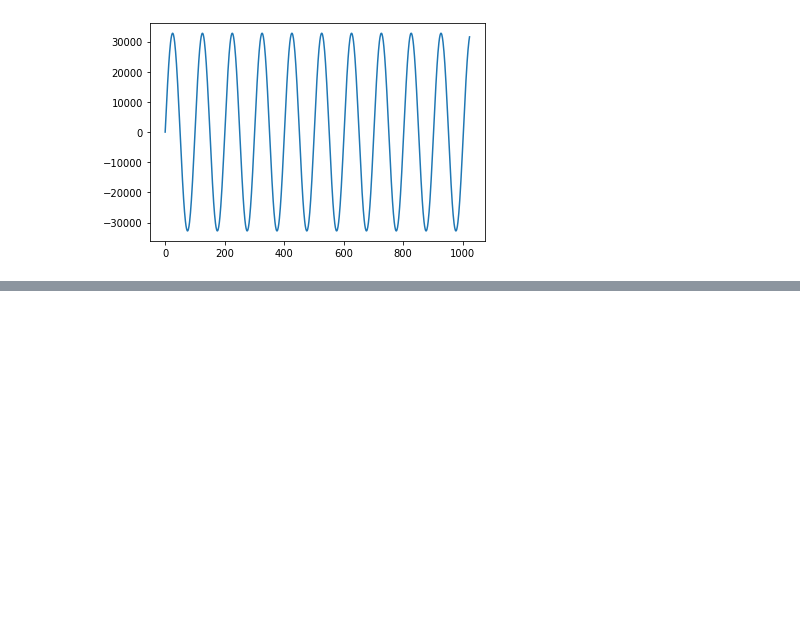
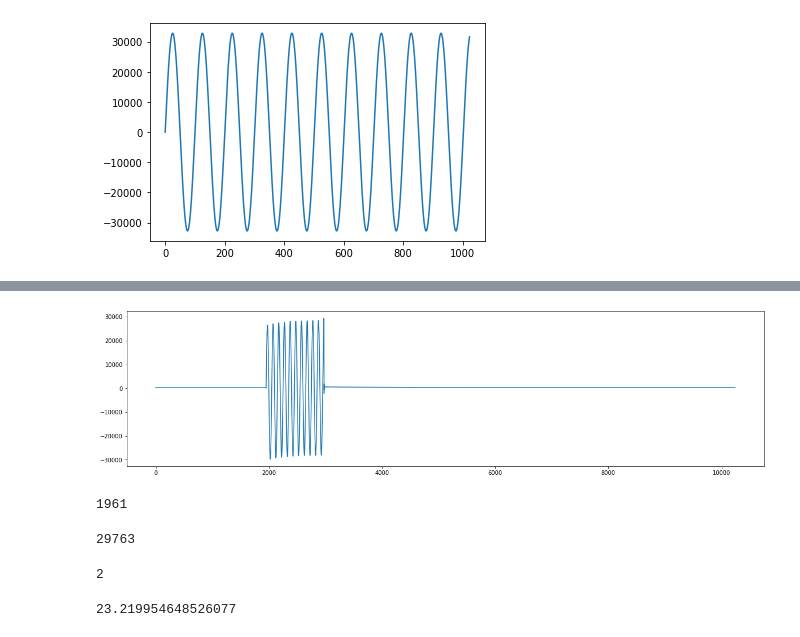
Before and after one commit to igrek51/raspberry-looper, a Jupyter notebook: notebooks/latency.ipynb, the cells around one changed output, grey strips where cells are left out. Cells and saved outputs as stored; diff of their text form; code cells hidden in the pictures; blank space fills up the shorter version.

```diff
--- a/notebooks/latency.ipynb
+++ b/notebooks/latency.ipynb
@@ -26,0 +46,29 @@ recordings = np.load('../out/latency.rec')
+# %%
+plt.rcParams['figure.figsize'] = [20, 5]
+joined = np.concatenate(recordings)
+plt.plot(joined)
+plt.show()
+# %% [output]
+[figure, added]
+# %%
+amplitude = 32767
+threshold_amp = amplitude / 2
+clip_start = np.argmax(joined>threshold_amp)
+clip_start
+# %% [output]
+1961
+# %%
+max_amplitude = max(np.max(joined), -np.min(joined))
+max_amplitude
+# %% [output]
+29763
+# %%
+latency_chunks = math.ceil(clip_start / config.chunk_size)
+latency_chunks
+# %% [output]
+2
+# %%
+chunk_length_ms = 1000 * config.chunk_size / config.sampling_rate
+chunk_length_ms
+# %% [output]
+23.219954648526077
```
Also changed, not shown: parts of 6 cells of this notebook, 5 other files.
